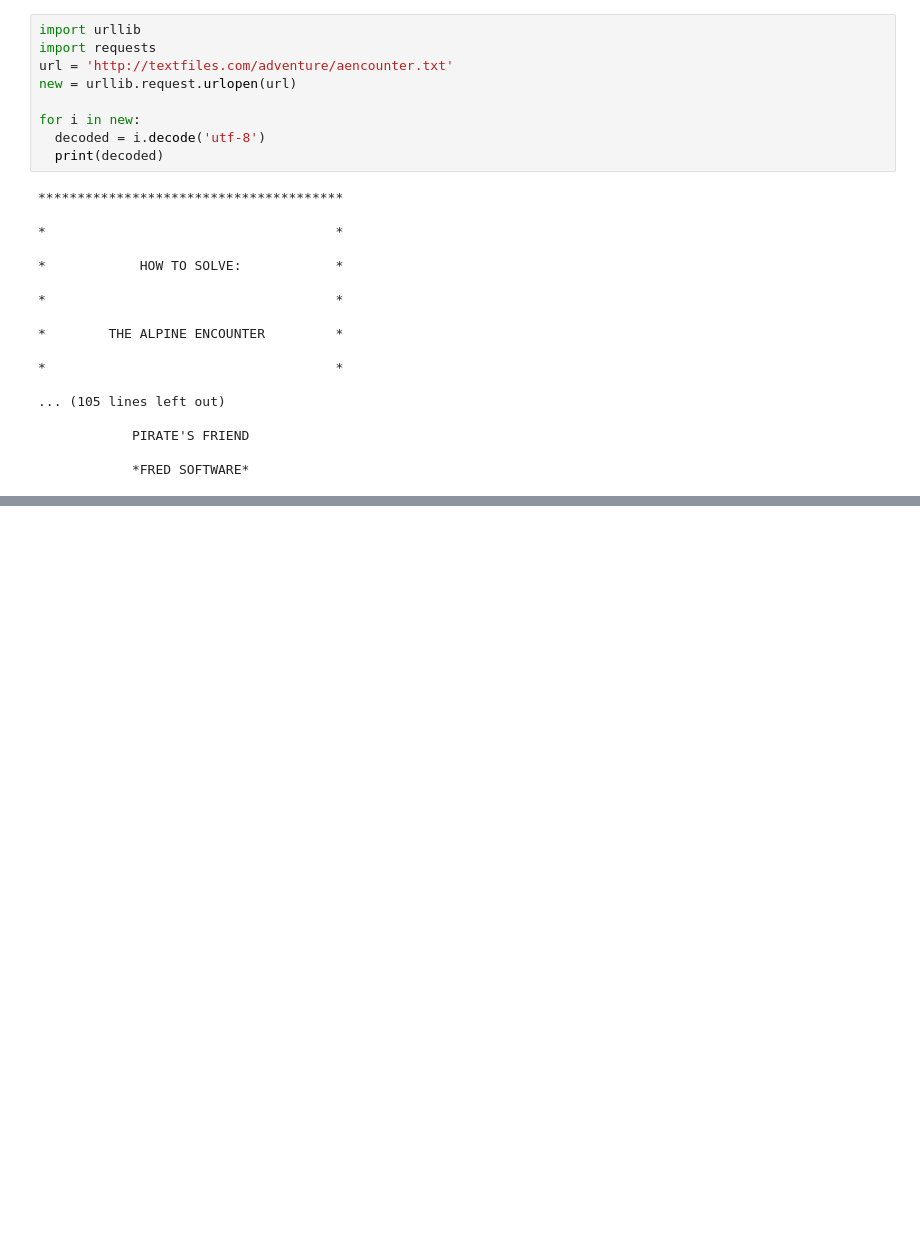
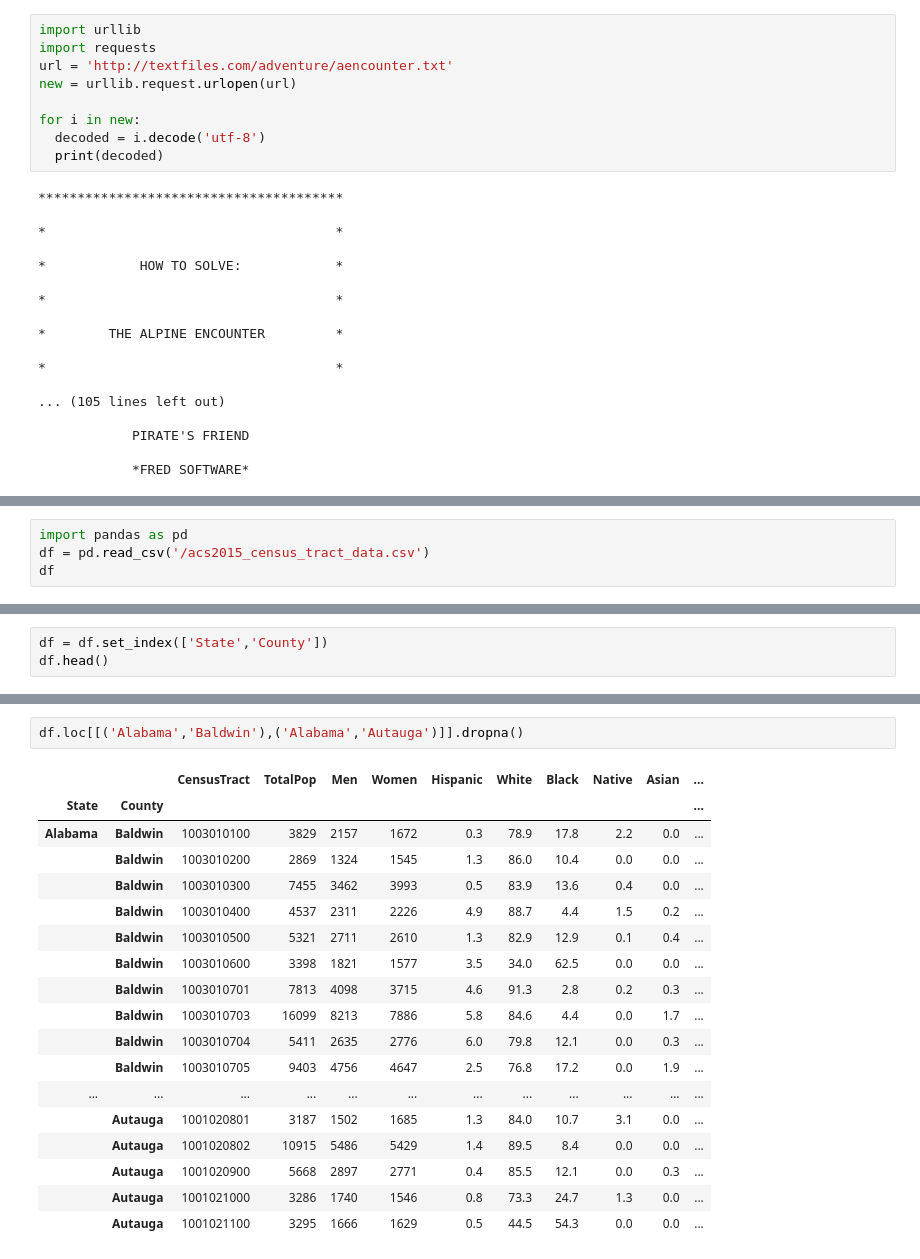
Before and after one commit to mayankp158/Michigan-University-ML-, a Jupyter notebook: python_functions.ipynb, the cells around one changed output, grey strips where cells are left out. Drawn from its saved outputs; the diff is of its cells as text; blank space fills up the shorter version.

```diff
--- a/python_functions.ipynb
+++ b/python_functions.ipynb
@@ -1129,0 +1171,4 @@ for i in new:
+# %%
+import pandas as pd
+df = pd.read_csv('/acs2015_census_tract_data.csv')
+df
@@ -1129,0 +1204,3 @@ for i in new:
+# %%
+df = df.set_index(['State','County'])
+df.head()
@@ -1129,0 +1231,21 @@ for i in new:
+# %%
+df.loc[[('Alabama','Baldwin'),('Alabama','Autauga')]].dropna()
+# %% [output]
+|  |  | CensusTract | TotalPop | Men | Women | Hispanic | White | Black | Native | Asian | ... |
+| State | County |  |  |  |  |  |  |  |  |  | ... |
+| Alabama | Baldwin | 1003010100 | 3829 | 2157 | 1672 | 0.3 | 78.9 | 17.8 | 2.2 | 0.0 | ... |
+|  | Baldwin | 1003010200 | 2869 | 1324 | 1545 | 1.3 | 86.0 | 10.4 | 0.0 | 0.0 | ... |
+|  | Baldwin | 1003010300 | 7455 | 3462 | 3993 | 0.5 | 83.9 | 13.6 | 0.4 | 0.0 | ... |
+|  | Baldwin | 1003010400 | 4537 | 2311 | 2226 | 4.9 | 88.7 | 4.4 | 1.5 | 0.2 | ... |
+|  | Baldwin | 1003010500 | 5321 | 2711 | 2610 | 1.3 | 82.9 | 12.9 | 0.1 | 0.4 | ... |
+|  | Baldwin | 1003010600 | 3398 | 1821 | 1577 | 3.5 | 34.0 | 62.5 | 0.0 | 0.0 | ... |
+|  | Baldwin | 1003010701 | 7813 | 4098 | 3715 | 4.6 | 91.3 | 2.8 | 0.2 | 0.3 | ... |
+|  | Baldwin | 1003010703 | 16099 | 8213 | 7886 | 5.8 | 84.6 | 4.4 | 0.0 | 1.7 | ... |
+|  | Baldwin | 1003010704 | 5411 | 2635 | 2776 | 6.0 | 79.8 | 12.1 | 0.0 | 0.3 | ... |
+|  | Baldwin | 1003010705 | 9403 | 4756 | 4647 | 2.5 | 76.8 | 17.2 | 0.0 | 1.9 | ... |
+| ... | ... | ... | ... | ... | ... | ... | ... | ... | ... | ... | ... |
+|  | Autauga | 1001020801 | 3187 | 1502 | 1685 | 1.3 | 84.0 | 10.7 | 3.1 | 0.0 | ... |
+|  | Autauga | 1001020802 | 10915 | 5486 | 5429 | 1.4 | 89.5 | 8.4 | 0.0 | 0.0 | ... |
+|  | Autauga | 1001020900 | 5668 | 2897 | 2771 | 0.4 | 85.5 | 12.1 | 0.0 | 0.3 | ... |
+|  | Autauga | 1001021000 | 3286 | 1740 | 1546 | 0.8 | 73.3 | 24.7 | 1.3 | 0.0 | ... |
+|  | Autauga | 1001021100 | 3295 | 1666 | 1629 | 0.5 | 44.5 | 54.3 | 0.0 | 0.0 | ... |
```
Also changed, not shown: parts of 7 cells of this notebook.
